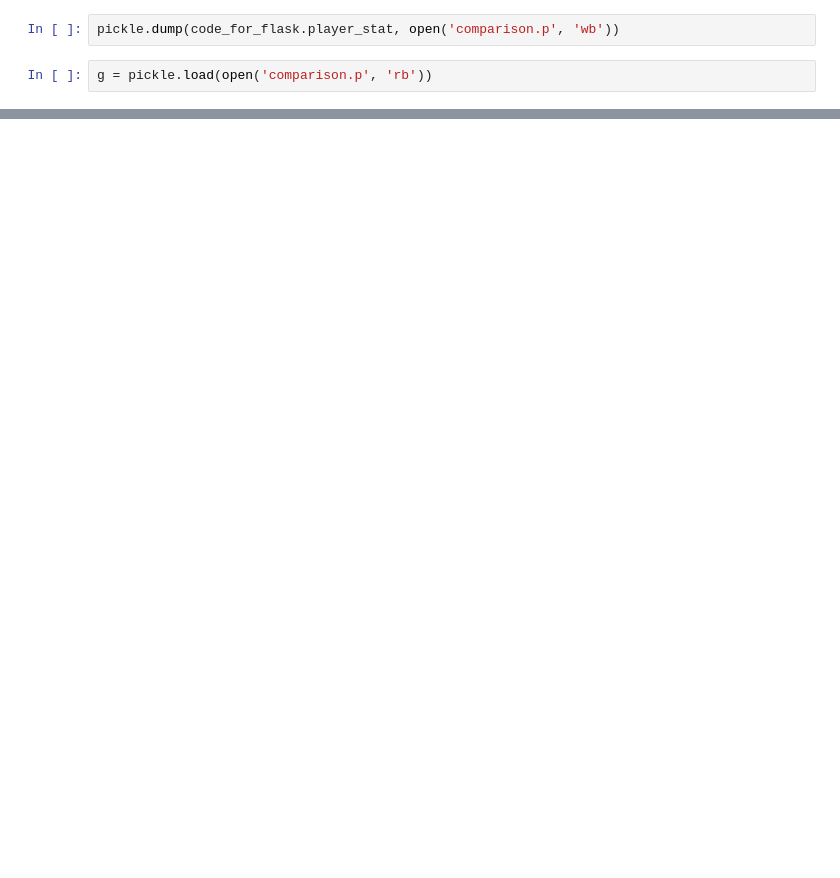
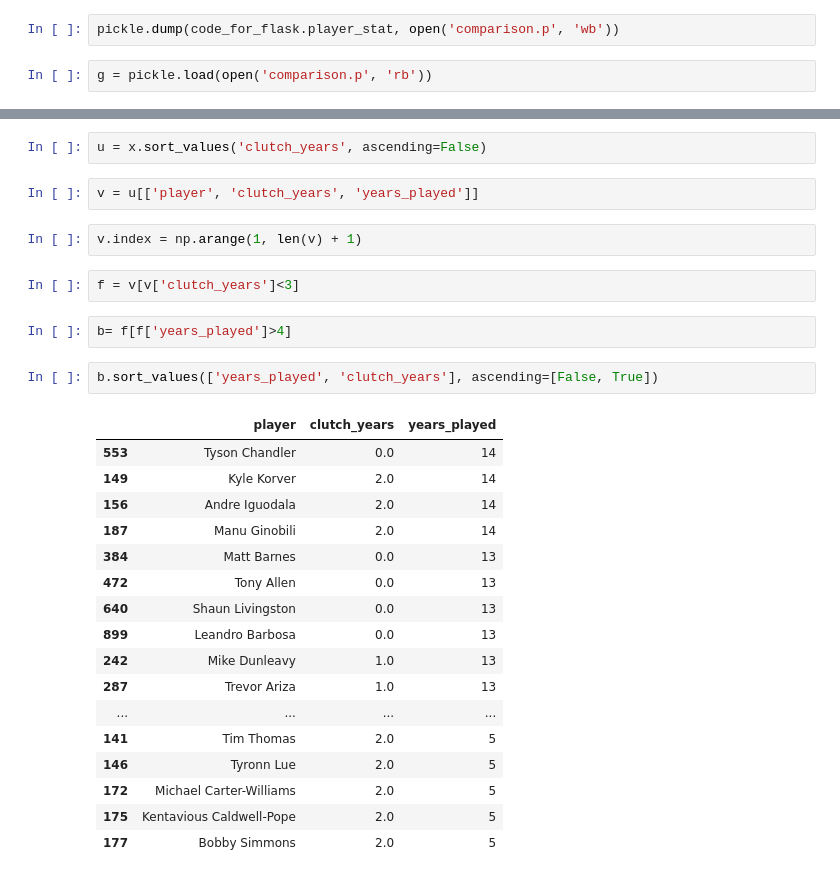
Before and after one commit to deepakchandi/clutch-baller, a Jupyter notebook: flask_website/testing.ipynb, the cells around one changed output, grey strips where cells are left out. Drawn from its saved outputs; the diff is of its cells as text; blank space fills up the shorter version.

```diff
--- a/flask_website/testing.ipynb
+++ b/flask_website/testing.ipynb
@@ -57,0 +43,30 @@ g
+# %%
+u = x.sort_values('clutch_years', ascending=False)
+# %%
+v = u[['player', 'clutch_years', 'years_played']]
+# %%
+v.index = np.arange(1, len(v) + 1)
+# %%
+f = v[v['clutch_years']<3]
+# %%
+b= f[f['years_played']>4]
+# %%
+b.sort_values(['years_played', 'clutch_years'], ascending=[False, True])
+# %% [output]
+|  | player | clutch_years | years_played |
+| 553 | Tyson Chandler | 0.0 | 14 |
+| 149 | Kyle Korver | 2.0 | 14 |
+| 156 | Andre Iguodala | 2.0 | 14 |
+| 187 | Manu Ginobili | 2.0 | 14 |
+| 384 | Matt Barnes | 0.0 | 13 |
+| 472 | Tony Allen | 0.0 | 13 |
+| 640 | Shaun Livingston | 0.0 | 13 |
+| 899 | Leandro Barbosa | 0.0 | 13 |
+| 242 | Mike Dunleavy | 1.0 | 13 |
+| 287 | Trevor Ariza | 1.0 | 13 |
+| ... | ... | ... | ... |
+| 141 | Tim Thomas | 2.0 | 5 |
+| 146 | Tyronn Lue | 2.0 | 5 |
+| 172 | Michael Carter-Williams | 2.0 | 5 |
+| 175 | Kentavious Caldwell-Pope | 2.0 | 5 |
+| 177 | Bobby Simmons | 2.0 | 5 |
```
Also changed, not shown: parts of 3 cells of this notebook, 6 other files.
